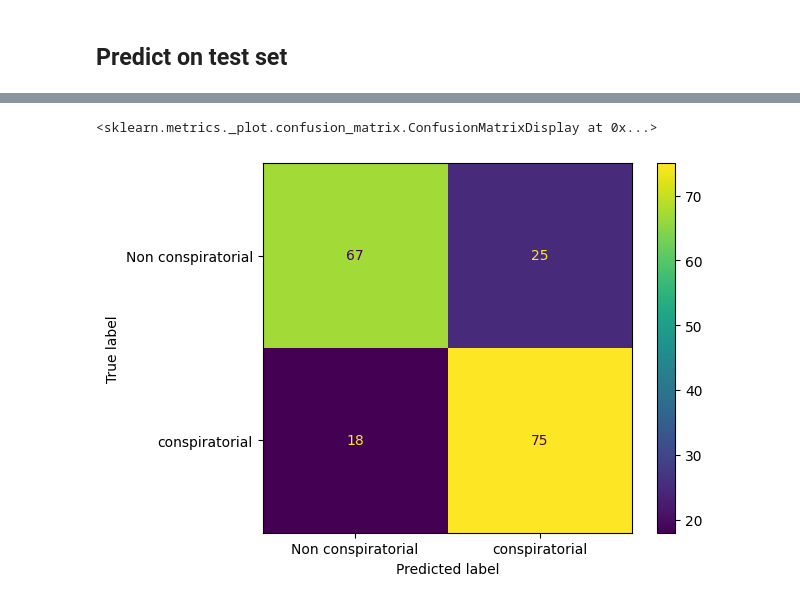
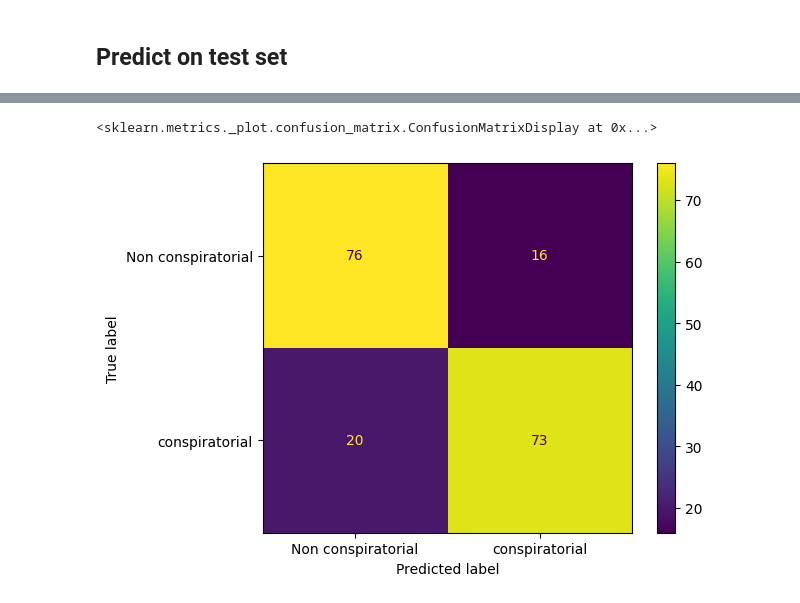
Before and after one commit to bendico765/HLT-project, a Jupyter notebook: Google-LM/BI_LSTM_final.ipynb, the cells around one changed output, grey strips where cells are left out. Drawn from its saved outputs; the diff is of its cells as text; code cells hidden in the pictures.

```diff
--- a/Google-LM/BI_LSTM_final.ipynb
+++ b/Google-LM/BI_LSTM_final.ipynb
@@ -62,4 +62,7 @@ The **subtaskA_train.csv** contains a *conspiratorial* column that it is the tar
 # %% [markdown]
 ## Loading dataset
 # %%
-df = pd.read_csv("subtaskA_train.csv")
+train = pd.read_csv("subtaskA_train_set.csv")
+val = pd.read_csv("subtaskA_val_set.csv")
+test = pd.read_csv("subtaskA_test_set.csv")
+trainval = pd.read_csv("subtaskA_trainval_set.csv")
@@ -337,24 +294,24 @@ utils.plot_history(history)
 Before testing our model, we retrain it on training and validation set using the best hyperparams found by the random search
 # %%
 final_model = build_model_with_hp(
-    lstm_units = lstm_units,
-    l1_units = l1_units,
-    l2_units = l2_units,
-    l3_units = l3_units,
-    l2_value = l2_value,
-    dropout_rate = dropout_rate,
-    learning_rate = learning_rate,
-    epsilon = epsilon,
-    clipnorm = clipnorm
+    lstm_units = 4,
+    l1_units = 40,
+    l2_units = 30,
+    l3_units = 40,
+    l2_value = 1e-6,
+    dropout_rate = 0.1,
+    learning_rate = 1e-4,
+    epsilon = 1e-7,
+    clipnorm = 0.1
 )
 
-max_epochs = 35
+max_epochs = 30
 # %%
 %%time
 print(f'Training model with {tfhub_handle_encoder}')
 history = final_model.fit(
-    x = X_train,
-    y = y_train,
+    x = trainval["comment_text"],
+    y = trainval["conspiratorial"],
     epochs=max_epochs,
     batch_size = 32,
 )
@@ -400,8 +357,8 @@ _________________________________________________________________
 ## Predict on test set
 # %%
 _ = final_model.evaluate(
-    x=X_test,
-    y=y_test,
+    x=test["comment_text"],
+    y=test["conspiratorial"],
     batch_size=32
 )
 # %% [output]
@@ -409,8 +366,8 @@ _ = final_model.evaluate(
 # %%
-predictions = final_model.predict(x=X_test)
+predictions = final_model.predict(x=test["comment_text"])
 predictions = list(map(round, [ _[0] for _ in predictions]))
 
-cm = confusion_matrix(y_test, predictions)
+cm = confusion_matrix(test["conspiratorial"], predictions)
 disp = ConfusionMatrixDisplay(confusion_matrix=cm, display_labels=["Non conspiratorial", "conspiratorial"])
 disp.plot()
 # %% [output]
@@ -418,2 +375,2 @@ disp.plot()
 <sklearn.metrics._plot.confusion_matrix.ConfusionMatrixDisplay at 0x...>
-[figure, old version]
+[figure, new version]
```
Also changed, not shown: parts of 19 cells of this notebook, 2 other files.
